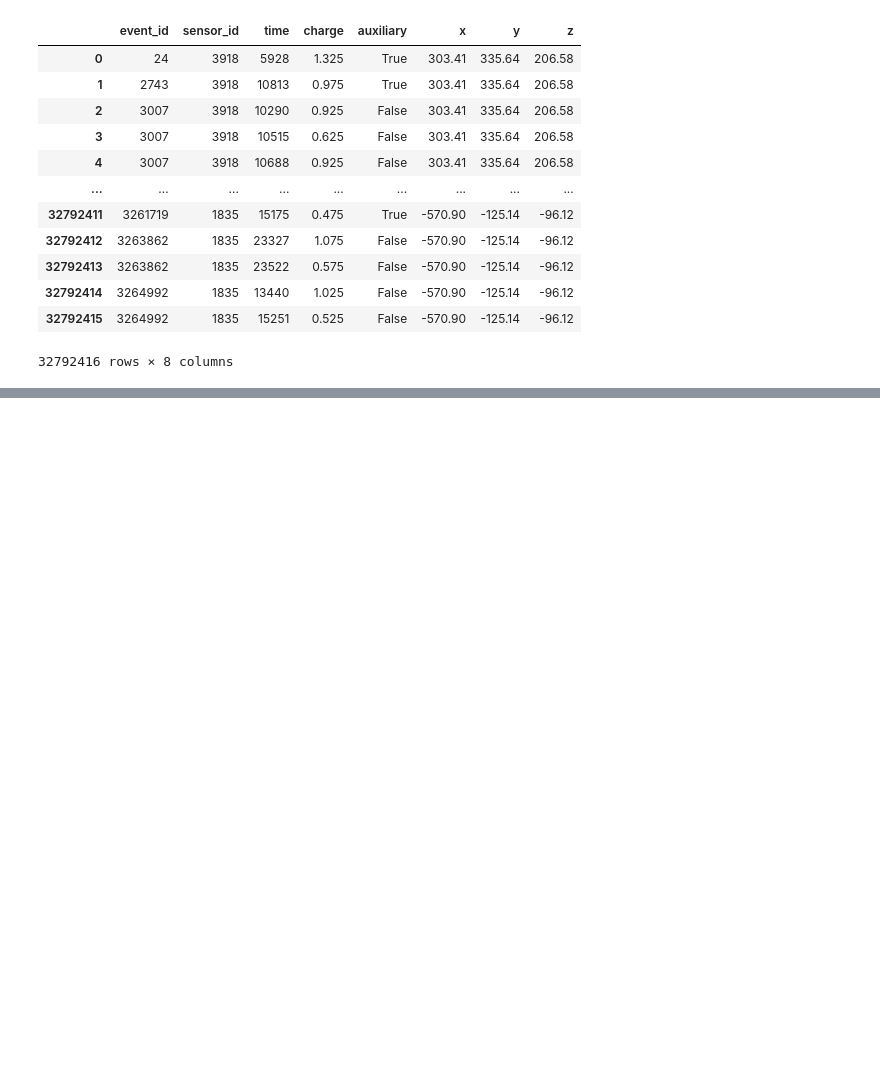
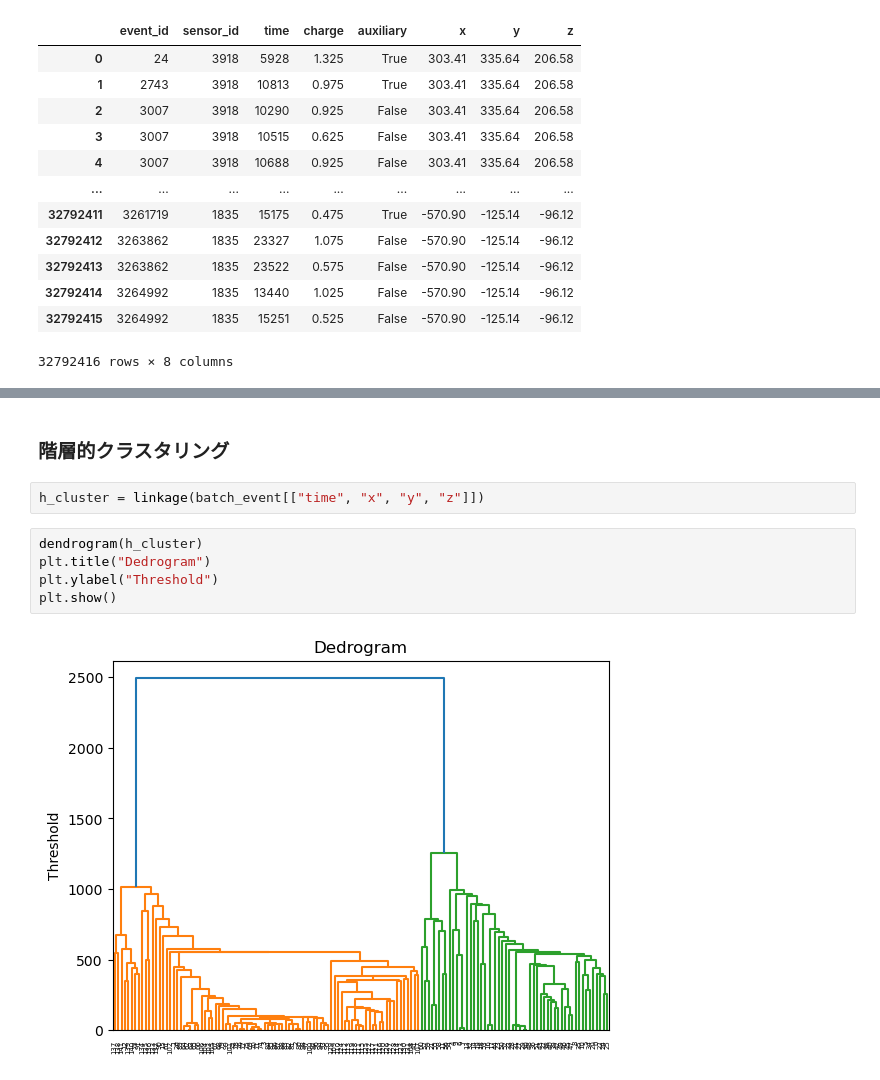
Before and after one commit to IMOKURI/kaggle-ice-cube, a Jupyter notebook: notebook/EDA.ipynb, the cells around one changed output, grey strips where cells are left out. Cells and saved outputs as stored; diff of their text form; blank space fills up the shorter version.

Commit message:
feat: add h cluster.
Signed-off-by: SUGIYAMA Yoshio <nenegi.01mo@gmail.com>

```diff
--- a/notebook/EDA.ipynb
+++ b/notebook/EDA.ipynb
@@ -231,0 +348,11 @@ plt.show()
+# %% [markdown]
+### 階層的クラスタリング
+# %%
+h_cluster = linkage(batch_event[["time", "x", "y", "z"]])
+# %%
+dendrogram(h_cluster)
+plt.title("Dedrogram")
+plt.ylabel("Threshold")
+plt.show()
+# %% [output]
+[figure, added]
```
Also changed, not shown: parts of 28 cells of this notebook, 8 other files.
